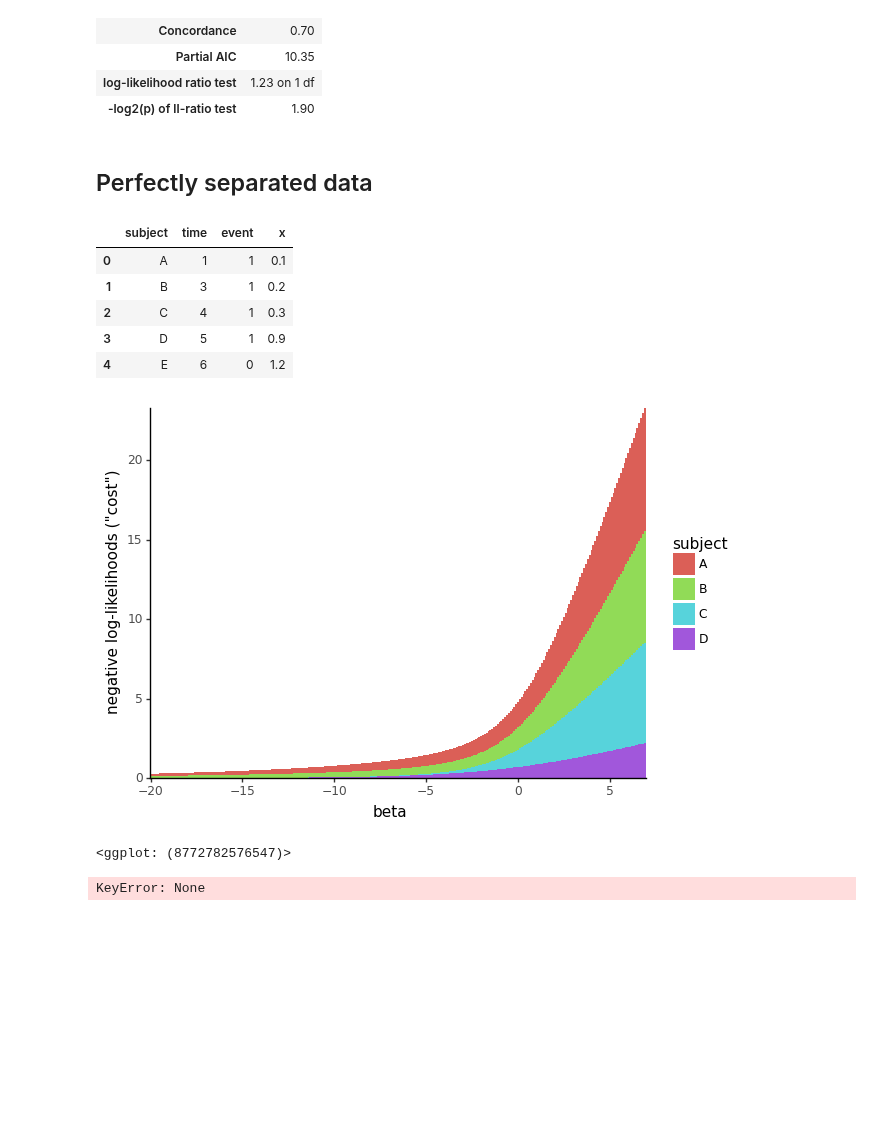
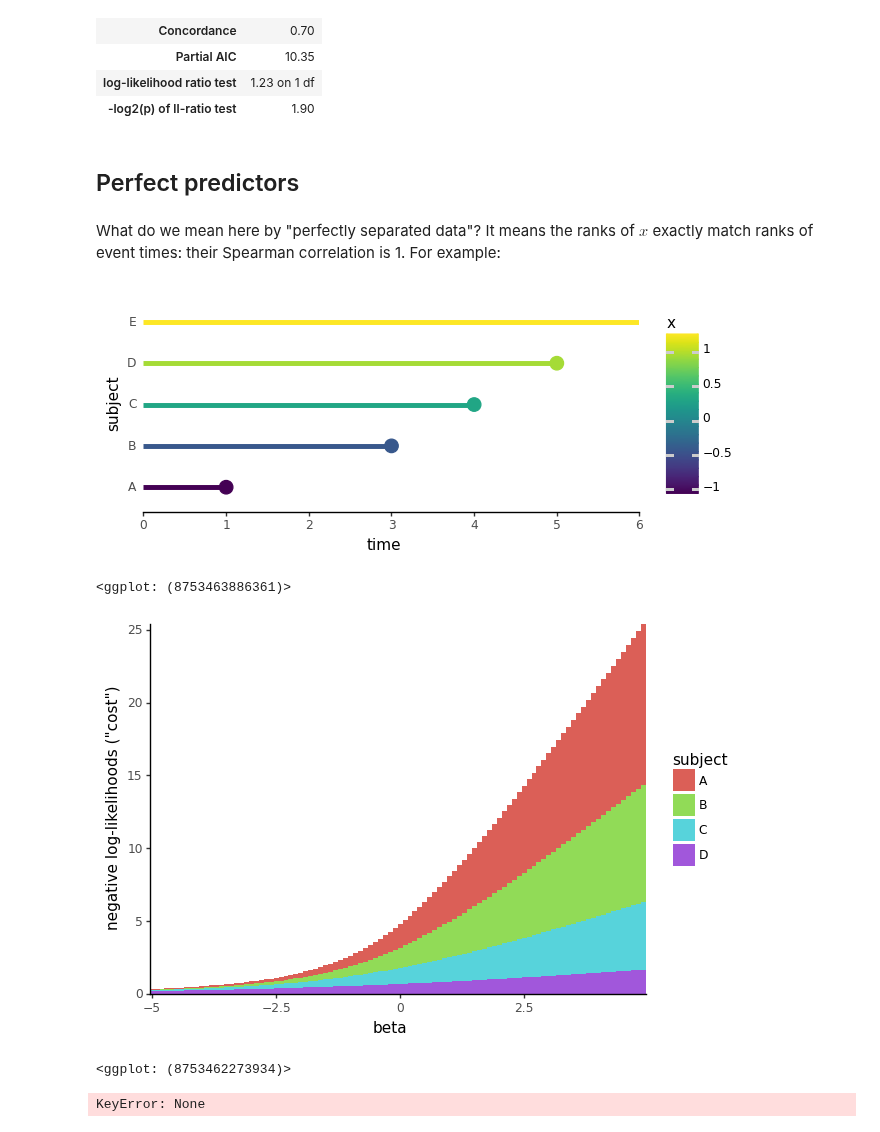
Before and after one commit to igor-sb/blog, a Jupyter notebook: posts/cox_regression.ipynb, the cells around one changed output. Drawn from its saved outputs; the diff is of its cells as text; code cells hidden in the pictures; blank space fills up the shorter version.

Commit message:
update fitting and start perfect predictors

```diff
--- a/posts/cox_regression.ipynb
+++ b/posts/cox_regression.ipynb
@@ -250,29 +254,31 @@ cph.print_summary()
 | Partial AIC | 10.35 |
 | log-likelihood ratio test | 1.23 on 1 df |
 | -log2(p) of ll-ratio test | 1.90 |
-# %% [markdown]
-## Perfectly separated data
+# %% [markdown]
+## Perfect predictors
+# %% [markdown]
+What do we mean here by "perfectly separated data"? It means the ranks of $x$ exactly match ranks of event times: their Spearman correlation is 1. For example:
 # %%
-sample_cont_df = pd.DataFrame({
+perfect_sep_df = pd.DataFrame({
     'subject': ['A', 'B', 'C', 'D', 'E'],
     'time': [1, 3, 4, 5, 6],
     'event': [1, 1, 1, 1, 0],
-    'x': [0.1, 0.2, 0.3, 0.9, 1.2],
+    'x': [-1, -0.4, 0.3, 0.9, 1.2],
 })
 
-sample_cont_df
+plot_subject_event_times(perfect_sep_df, color_map='x')
 # %% [output]
-|  | subject | time | event | x |
-| 0 | A | 1 | 1 | 0.1 |
-| 1 | B | 3 | 1 | 0.2 |
-| 2 | C | 4 | 1 | 0.3 |
-| 3 | D | 5 | 1 | 0.9 |
-| 4 | E | 6 | 0 | 1.2 |
+[figure, added]
+<ggplot: (8753463886361)>
-# %%
-plot_cost_vs_beta(sample_cont_df, betas=np.arange(-20, 7, 0.1))
-# %% [output]
-[figure, removed]
-<ggplot: (8772782576547)>
+# %%
+negloglik_sweep_betas_perfect_sep_df = neg_log_likelihood_all_subjects_sweep_betas(
+    perfect_sep_df,
+    betas=np.arange(-5, 5, 0.1)
+)
+plot_cost_vs_beta(negloglik_sweep_betas_perfect_sep_df, width=0.1)
+# %% [output]
+[figure, added]
+<ggplot: (8753462273934)>
 # %%
 sample_cont_cox = CoxPHFitter()
 sample_cont_cox.fit(sample_cont_df, )
```
Also changed, not shown: parts of 12 cells of this notebook.
